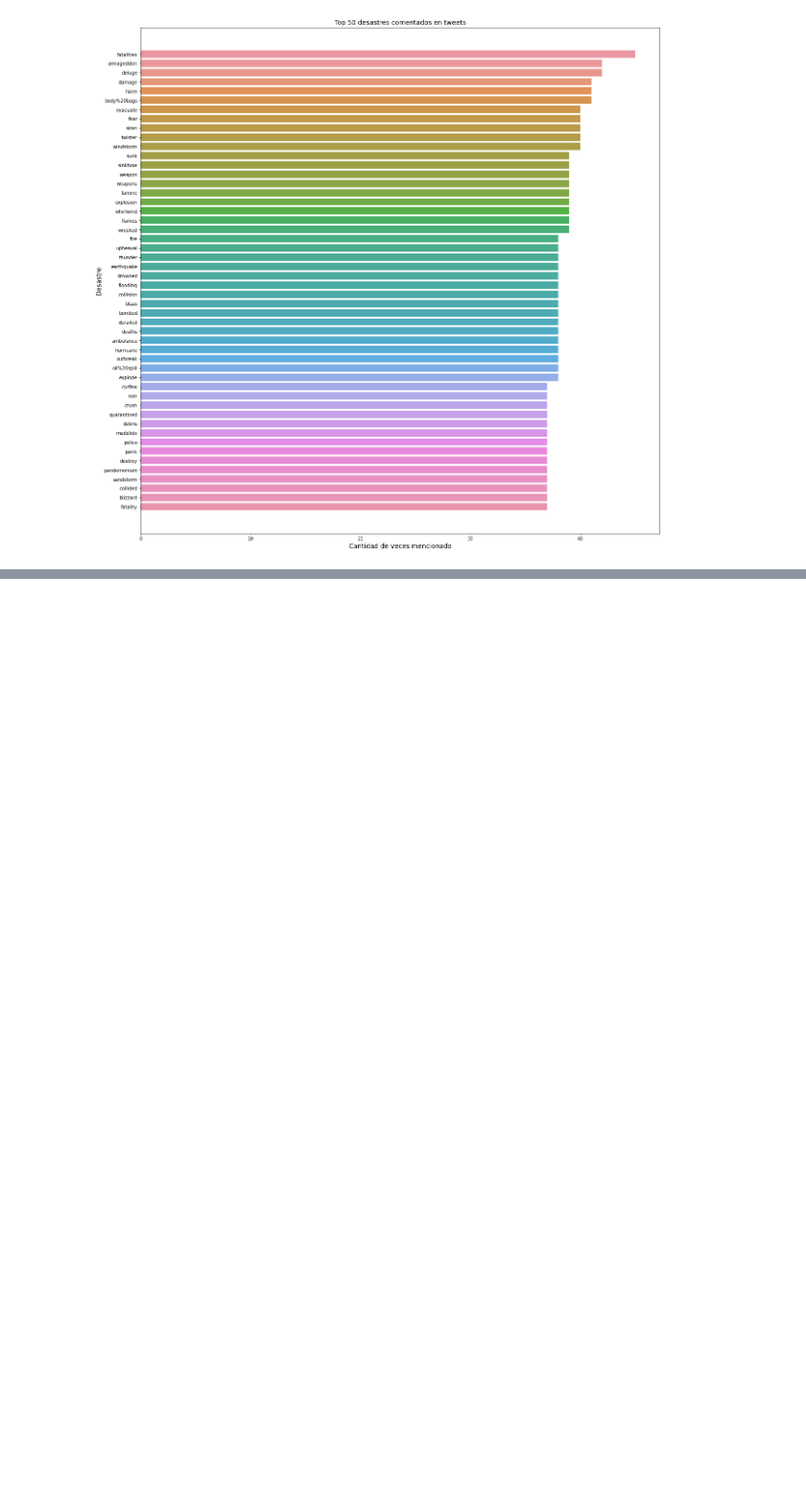
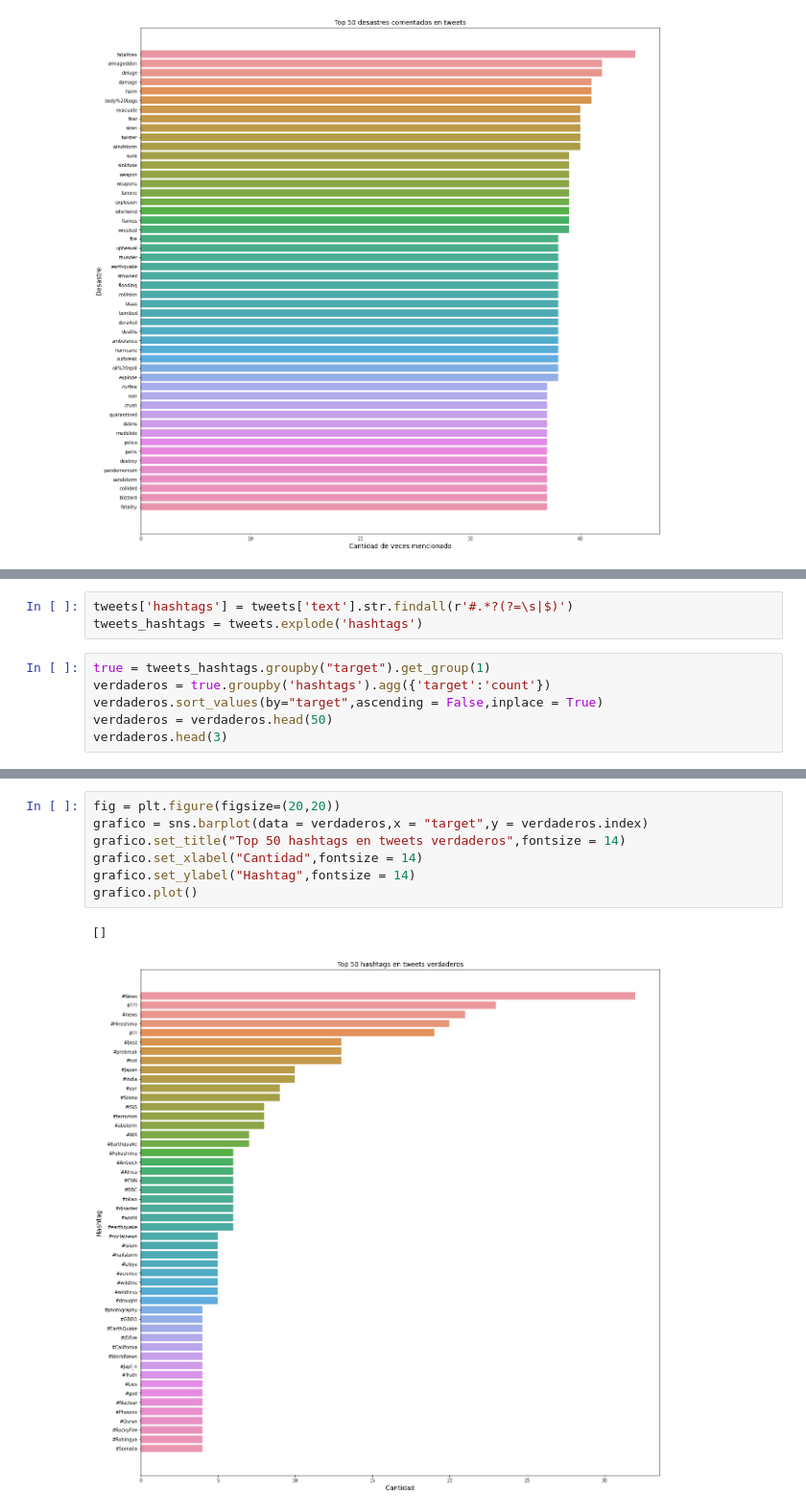
Before and after one commit to milemarchese/OrganizacionDeDatos, a Jupyter notebook: Análisis Exploratorio.ipynb, the cells around one changed output, grey strips where cells are left out. Shown at 96% size. Saved outputs shown, nothing was run; the diff lists cells and outputs as text; blank space fills up the shorter version.

```diff
--- a/Análisis Exploratorio.ipynb
+++ b/Análisis Exploratorio.ipynb
@@ -100,0 +146,9 @@ grafico.plot()
+# %%
+tweets['hashtags'] = tweets['text'].str.findall(r'#.*?(?=\s|$)')
+tweets_hashtags = tweets.explode('hashtags')
+# %%
+true = tweets_hashtags.groupby("target").get_group(1)
+verdaderos = true.groupby('hashtags').agg({'target':'count'})
+verdaderos.sort_values(by="target",ascending = False,inplace = True)
+verdaderos = verdaderos.head(50)
+verdaderos.head(3)
@@ -100,0 +161,10 @@ grafico.plot()
+# %%
+fig = plt.figure(figsize=(20,20))
+grafico = sns.barplot(data = verdaderos,x = "target",y = verdaderos.index)
+grafico.set_title("Top 50 hashtags en tweets verdaderos",fontsize = 14)
+grafico.set_xlabel("Cantidad",fontsize = 14)
+grafico.set_ylabel("Hashtag",fontsize = 14)
+grafico.plot()
+# %% [output]
+[]
+[figure, added]
```
Also changed, not shown: parts of 11 cells of this notebook.
